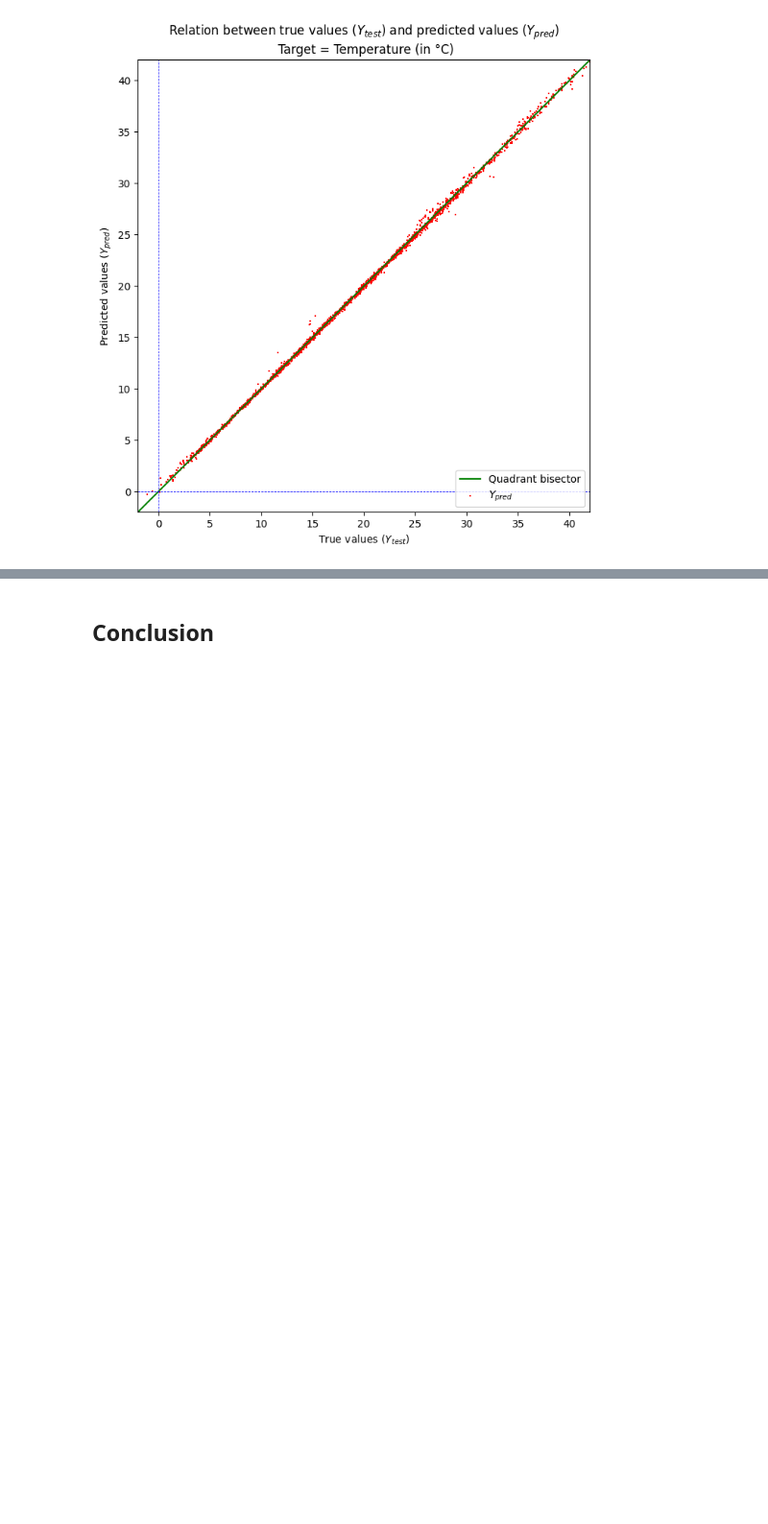
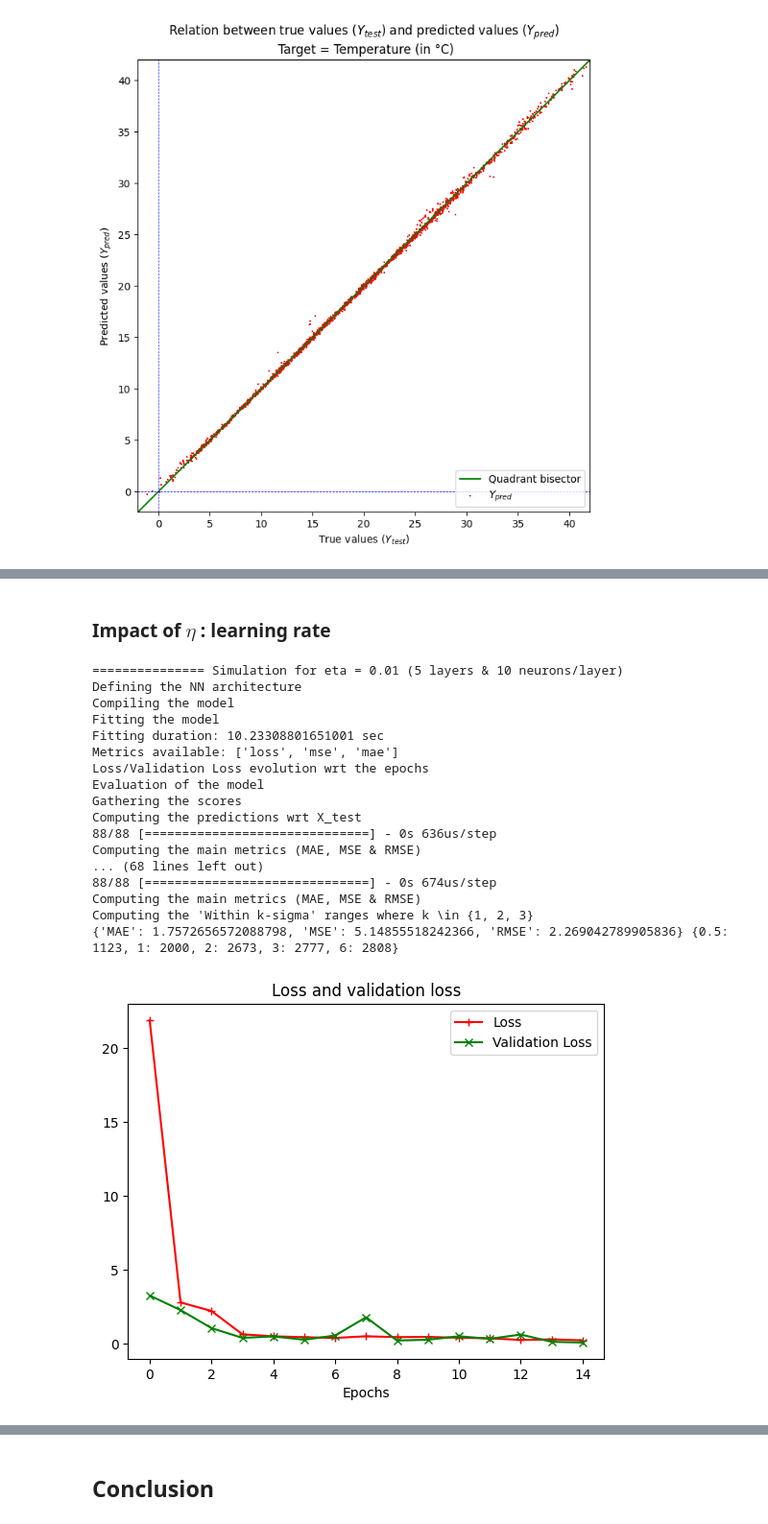
Before and after one commit to lcsrodriguez/dl-practicals, a Jupyter notebook: p2/p2.ipynb, the cells around one changed output, grey strips where cells are left out. Shown at 96% size. Drawn from its saved outputs; the diff is of its cells as text; code cells hidden in the pictures; blank space fills up the shorter version.

Commit message:
Adding the study of the impacts (# of eta, L1/L2/EN, AF)

```diff
--- a/p2/p2.ipynb
+++ b/p2/p2.ipynb
@@ -1433,0 +1339,34 @@ pd.DataFrame(X_train_noise - X_train)
+# %% [markdown]
+### Impact of $\eta$ : learning rate
+# %%
+PARAMS = [1e-2, 4e-2, 7e-2, 2e-3, 5e-3, 1e-4]
+stats = {k: {"scores": [], "sigmas": []} for k in PARAMS}
+for k in PARAMS:
+    print(f"=============== Simulation for eta = {k} (5 layers & 10 neurons/layer)")
+    model = generate_model(eta=k, layers=[(10, "relu") for _ in range(5)], loss_function="mse")
+    history = fit_model(model, NB_EPOCHS=15)
+    plot_loss_score_model(model, history, X_test, Y_test, print_metrics=False)
+    prediction_results = predict_model(model, X_test, Y_test, False)
+    scores, sigmas = prediction_results["scores"], prediction_results["sigma-intervals"]
+    print(scores, sigmas)
+    stats[k]["scores"] = scores
+    stats[k]["sigmas"] = sigmas
+# %% [output]
+=============== Simulation for eta = 0.01 (5 layers & 10 neurons/layer)
+Defining the NN architecture
+Compiling the model
+Fitting the model
+Fitting duration: 10.23308801651001 sec
+Metrics available: ['loss', 'mse', 'mae']
+Loss/Validation Loss evolution wrt the epochs
+Evaluation of the model
+Gathering the scores
+Computing the predictions wrt X_test
+88/88 [==============================] - 0s 636us/step
+Computing the main metrics (MAE, MSE & RMSE)
+... (68 lines left out)
+88/88 [==============================] - 0s 674us/step
+Computing the main metrics (MAE, MSE & RMSE)
+Computing the 'Within k-sigma' ranges where k \in {1, 2, 3}
+{'MAE': 1.7572656572088798, 'MSE': 5.14855518242366, 'RMSE': 2.269042789905836} {0.5: 1123, 1: 2000, 2: 2673, 3: 2777, 6: 2808}
+[figure, added]
```
Also changed, not shown: parts of 80 cells of this notebook, 1 other file.
